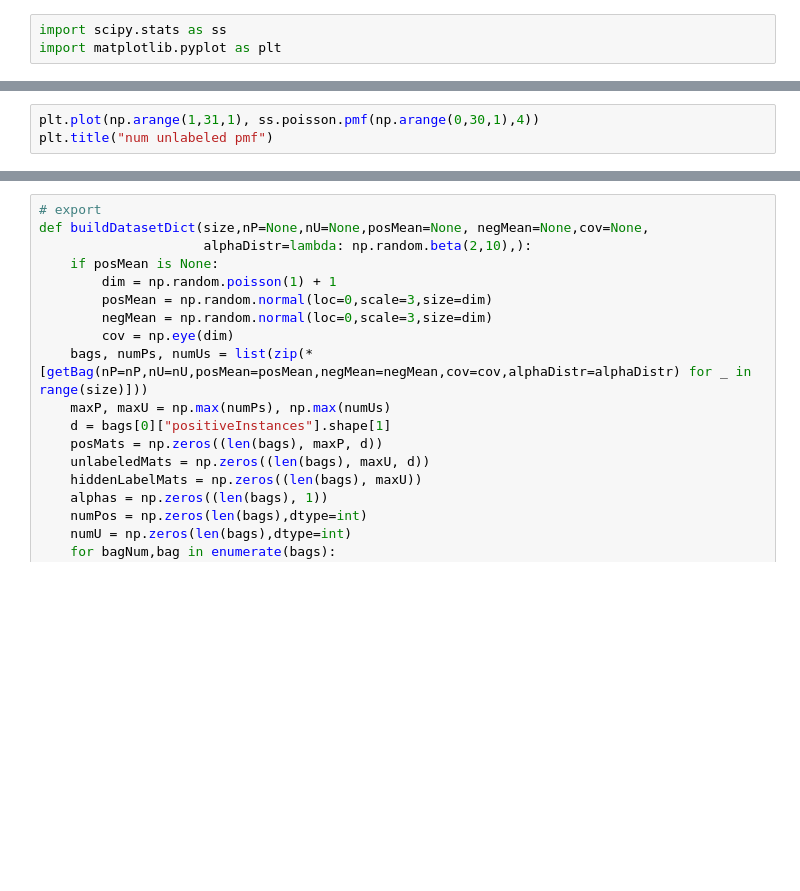
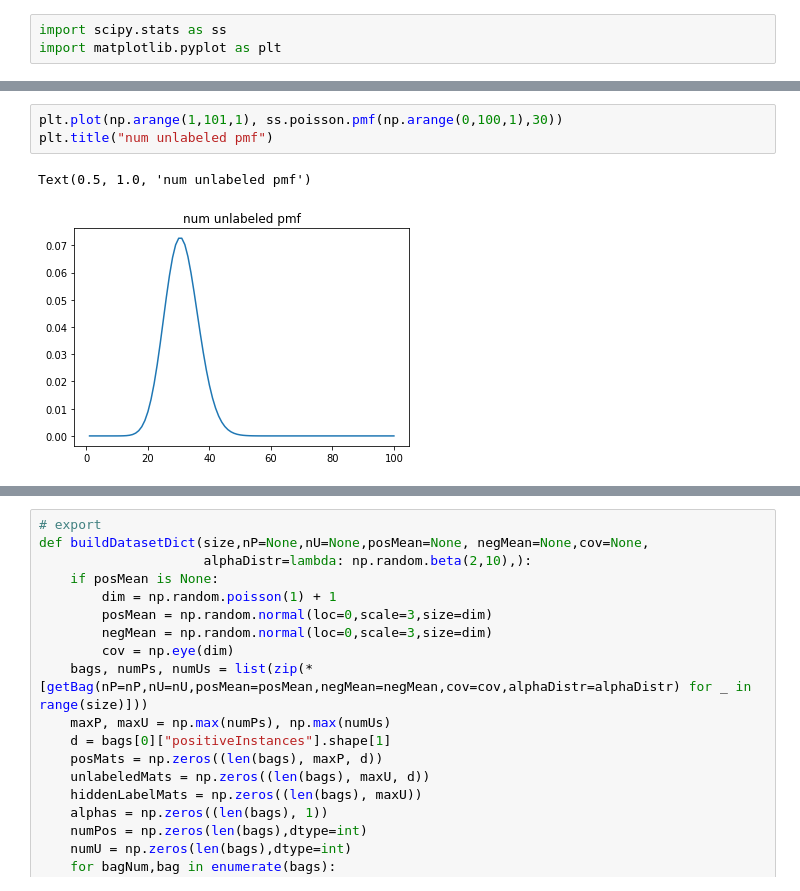
Before and after one commit to Dzeiberg/multiinstance, a Jupyter notebook: 02_SyntheticData.ipynb, the cells around one changed output, grey strips where cells are left out. Cells and saved outputs as stored; diff of their text form; blank space fills up the shorter version.

```diff
--- a/02_SyntheticData.ipynb
+++ b/02_SyntheticData.ipynb
@@ -12,6 +15,9 @@ plt.title("num positive pmf")
 # %%
-plt.plot(np.arange(1,31,1), ss.poisson.pmf(np.arange(0,30,1),4))
+plt.plot(np.arange(1,101,1), ss.poisson.pmf(np.arange(0,100,1),30))
 plt.title("num unlabeled pmf")
+# %% [output]
+Text(0.5, 1.0, 'num unlabeled pmf')
+[figure, added]
 # %%
 plt.plot(np.arange(0,1,.01),ss.beta.pdf(np.arange(0,1,.01),2,10))
 plt.title("alpha pdf")
```
Also changed, not shown: parts of 3 cells of this notebook, 23 other files.
